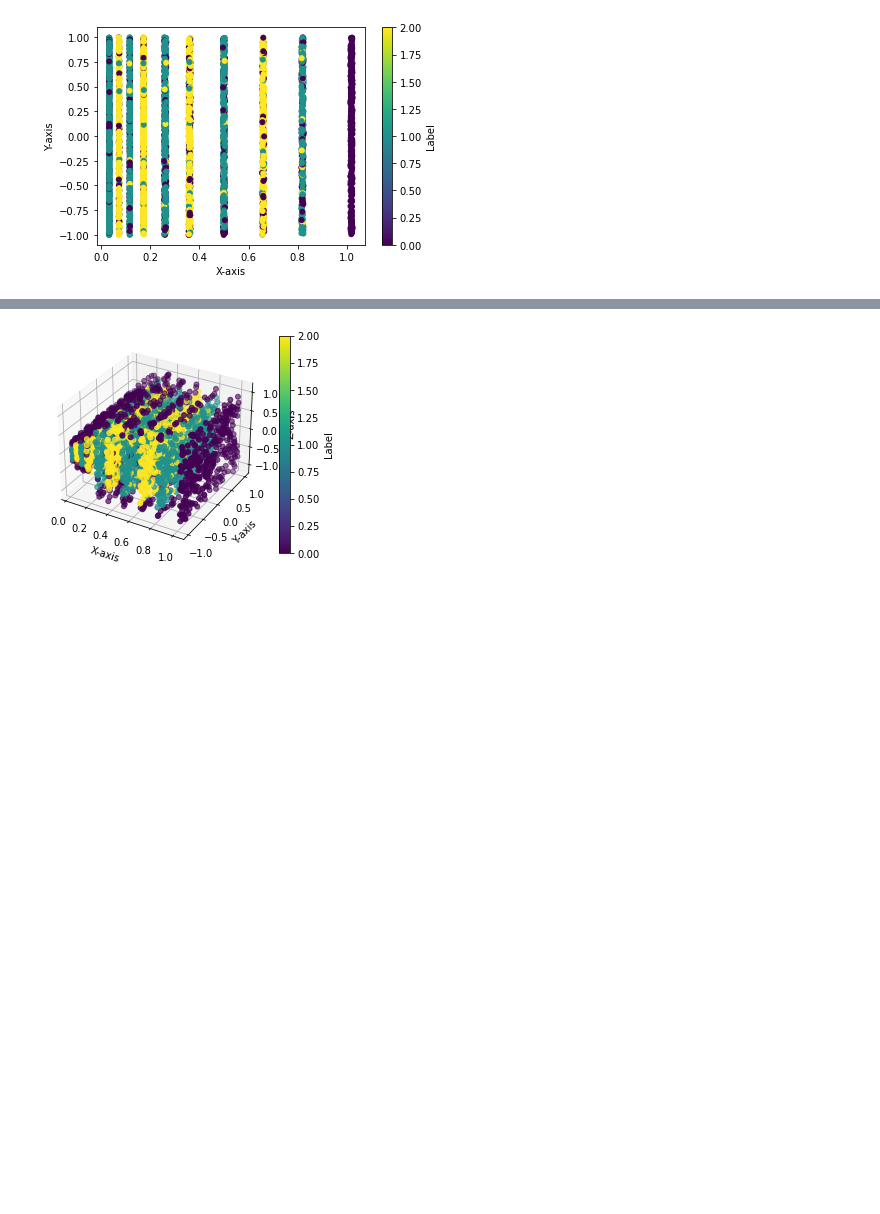
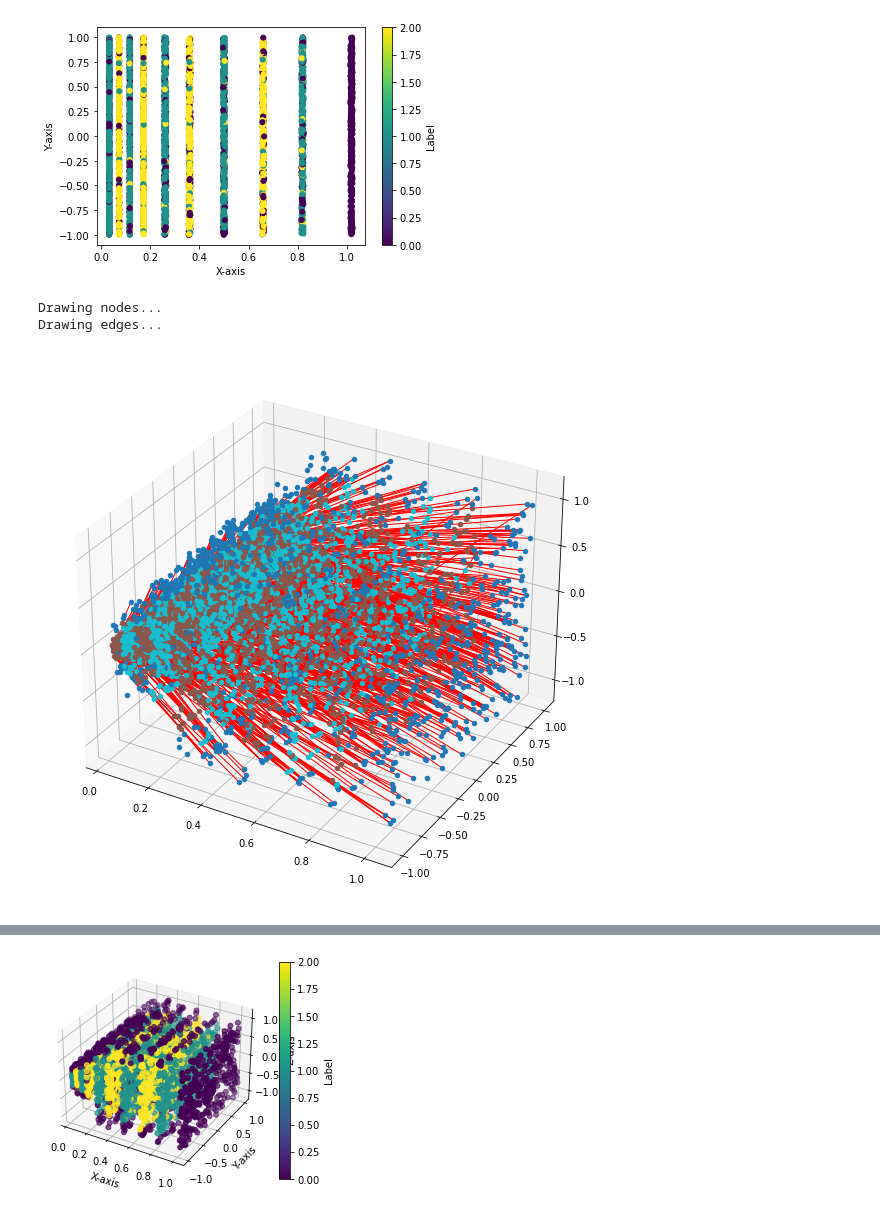
Before and after one commit to jihwanoh123/particle_trajectory, a Jupyter notebook: util_.ipynb, the cells around one changed output, grey strips where cells are left out. Cells and saved outputs as stored; diff of their text form; code cells hidden in the pictures; blank space fills up the shorter version.

```diff
--- a/util_.ipynb
+++ b/util_.ipynb
@@ -447,0 +349,27 @@ X_color=color_X_read('event000001000_g000.csv')
+# %%
+def draw_graph(graph):
+    # Define the positions and colors for 3D plotting
+    node_pos = {node: data['pos'] for node, data in graph.nodes(data=True)}
+    node_colors = [data['color'] for _, data in graph.nodes(data=True)]
+    # Create a 3D figure
+    fig = plt.figure(figsize=(10,10))
+    ax = fig.add_subplot(111, projection='3d')
+    # Define a discrete colormap based on the unique colors in your data
+    unique_colors = set(node_colors)
+    cmap = plt.get_cmap('tab10', len(unique_colors))  # 'tab10' is a predefined colormap
+    # Map unique colors to integers for discrete colormap
+    color_mapping = {color: i for i, color in enumerate(unique_colors)}
+    node_colors_mapped = [color_mapping[color] for color in node_colors]
+    print("Drawing nodes...")
+    # Draw nodes with discrete colors
+    for (node, pos), color in zip(node_pos.items(), node_colors_mapped):
+        x, y, z = pos
+        ax.scatter(x, y, z, c=[cmap(color)], s=20)  # Use the discrete colormap here
+    print("Drawing edges...")
+    # Draw edges (replace with your edge drawing logic)
+    for u, v in graph.edges():
+        x1, y1, z1 = node_pos[u]
+        x2, y2, z2 = node_pos[v]
+        ax.plot([x1, x2], [y1, y2], [z1, z2], 'r-', linewidth=1.0)  # Customize edge appearance
+    print("Showing the graph...")
+    plt.show()
@@ -455,3 +428,10 @@ plot3d(X_color,'color')
 plot2d(X_color,'color')
 # %% [output]
 [figure]
+# %%
+G=construct_graph('event000001000_g000.npz')
+draw_graph(G)
+# %% [output]
+Drawing nodes...
+Drawing edges...
+[figure, added]
```
Also changed, not shown: parts of 23 cells of this notebook.
